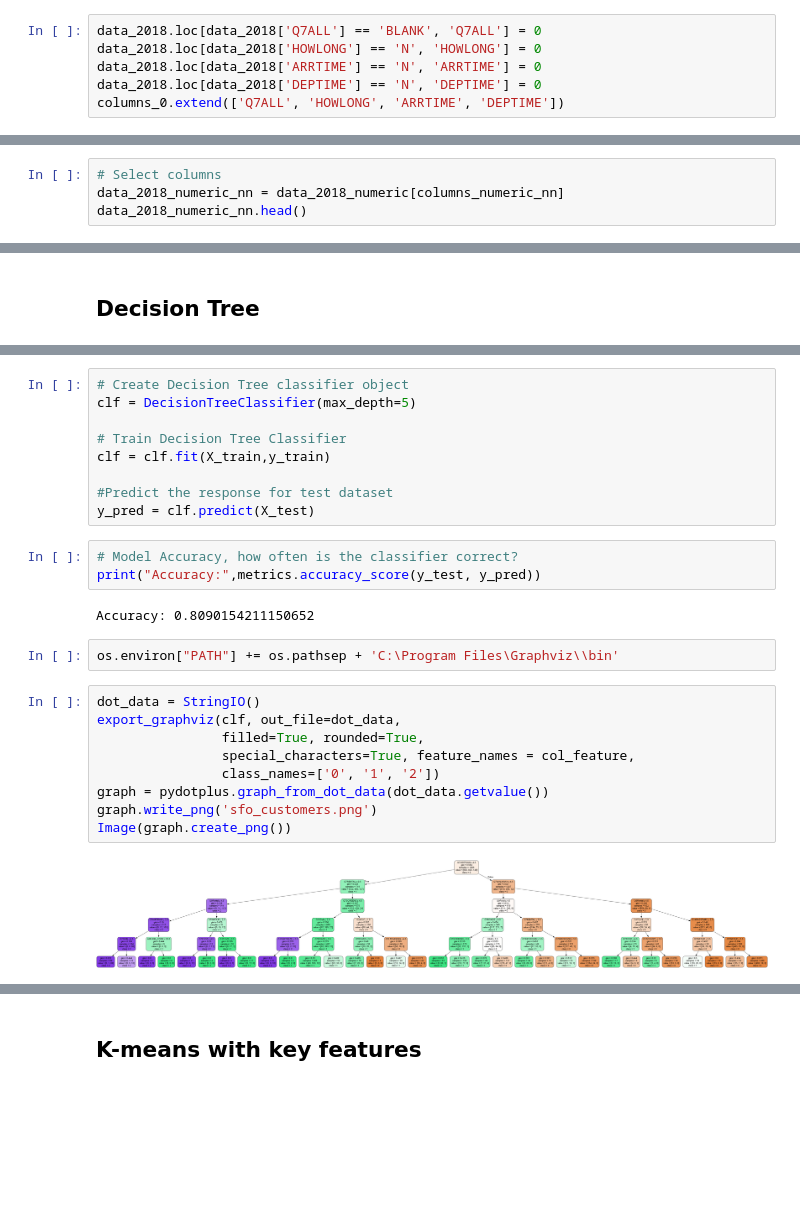
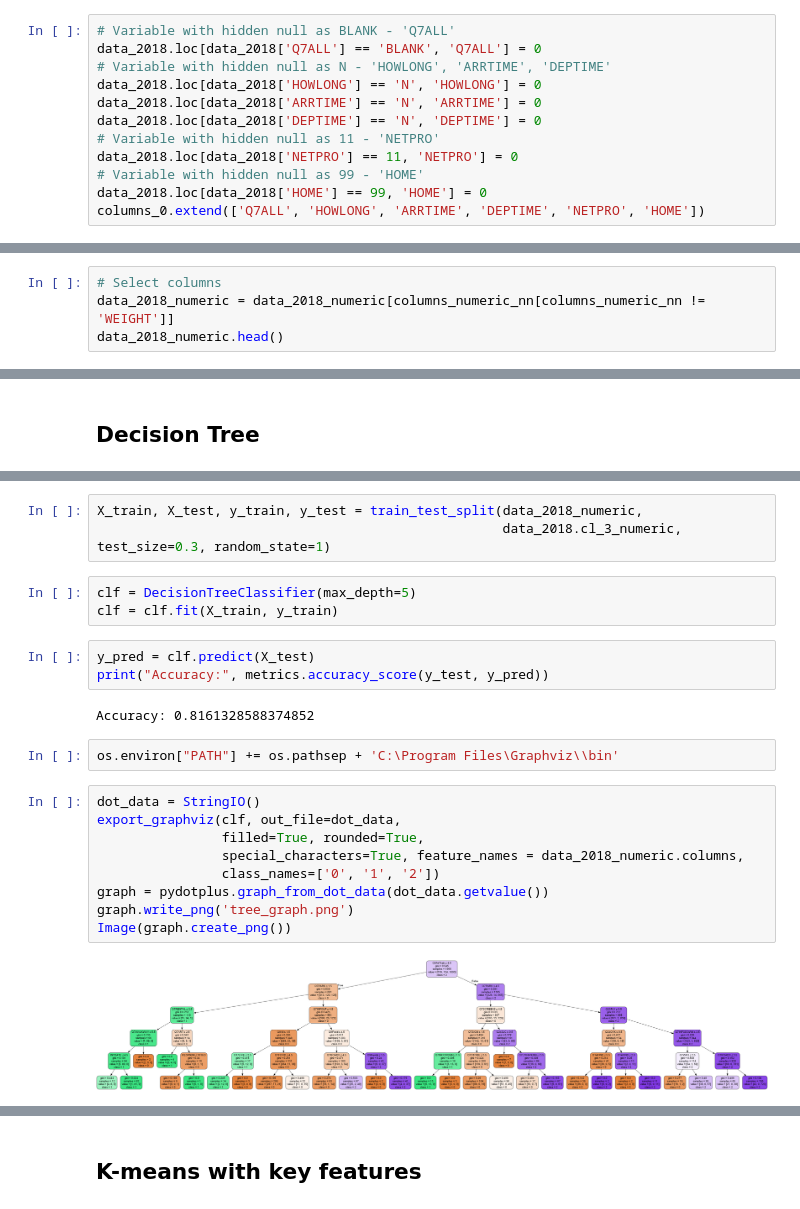
Before and after one commit to a-smaruj/Segmentacja, a Jupyter notebook: main.ipynb, the cells around one changed output, grey strips where cells are left out. Drawn from its saved outputs; the diff is of its cells as text; blank space fills up the shorter version.

```diff
--- a/main.ipynb
+++ b/main.ipynb
@@ -101,10 +99,16 @@ print(pd.unique(data_2018['Q24OAK']))
 # %% [output]
 [2 1 0 3]
 # %%
+# Variable with hidden null as BLANK - 'Q7ALL'
 data_2018.loc[data_2018['Q7ALL'] == 'BLANK', 'Q7ALL'] = 0
+# Variable with hidden null as N - 'HOWLONG', 'ARRTIME', 'DEPTIME'
 data_2018.loc[data_2018['HOWLONG'] == 'N', 'HOWLONG'] = 0
 data_2018.loc[data_2018['ARRTIME'] == 'N', 'ARRTIME'] = 0
 data_2018.loc[data_2018['DEPTIME'] == 'N', 'DEPTIME'] = 0
-columns_0.extend(['Q7ALL', 'HOWLONG', 'ARRTIME', 'DEPTIME'])
+# Variable with hidden null as 11 - 'NETPRO'
+data_2018.loc[data_2018['NETPRO'] == 11, 'NETPRO'] = 0
+# Variable with hidden null as 99 - 'HOME'
+data_2018.loc[data_2018['HOME'] == 99, 'HOME'] = 0
+columns_0.extend(['Q7ALL', 'HOWLONG', 'ARRTIME', 'DEPTIME', 'NETPRO', 'HOME'])
 # %%
 # Columns without null values
@@ -247,7 +266,7 @@ sns.kdeplot(data_2018['Q7WIFI'], hue = data_2018['Q21Gender'])
 # %%
 # Select columns
-data_2018_numeric_nn = data_2018_numeric[columns_numeric_nn]
-data_2018_numeric_nn.head()
+data_2018_numeric = data_2018_numeric[columns_numeric_nn[columns_numeric_nn != 'WEIGHT']]
+data_2018_numeric.head()
 # %% [output]
 |  | AIRLINE_CODE | CCGID | DAY | DESTGEO | DESTMARK | DEST_CODE | FLIGHT | GATE | HOME | HOWLONG | ... |
 | 0 | 29 | 1680 | 2 | 7 | 4 | 27 | 80 | 102 | 15 | 255.0 | ... |
@@ -541,28 +422,25 @@ X_train, X_test, y_train, y_test = train_test_split(data_2018_numeric_nn[col_fea
-# %%
-# Create Decision Tree classifier object
-clf = DecisionTreeClassifier(max_depth=5)
-
-# Train Decision Tree Classifier
-clf = clf.fit(X_train,y_train)
-
-#Predict the response for test dataset
-y_pred = clf.predict(X_test)
+# %%
+X_train, X_test, y_train, y_test = train_test_split(data_2018_numeric,
+                                                    data_2018.cl_3_numeric, test_size=0.3, random_state=1)
+# %%
+clf = DecisionTreeClassifier(max_depth=5)
+clf = clf.fit(X_train, y_train)
 # %%
-# Model Accuracy, how often is the classifier correct?
-print("Accuracy:",metrics.accuracy_score(y_test, y_pred))
+y_pred = clf.predict(X_test)
+print("Accuracy:", metrics.accuracy_score(y_test, y_pred))
 # %% [output]
-Accuracy: 0.8090154211150652
+Accuracy: 0.8161328588374852
 # %%
 os.environ["PATH"] += os.pathsep + 'C:\Program Files\Graphviz\\bin'
 # %%
 dot_data = StringIO()
 export_graphviz(clf, out_file=dot_data,
                 filled=True, rounded=True,
-                special_characters=True, feature_names = col_feature,
+                special_characters=True, feature_names = data_2018_numeric.columns,
                 class_names=['0', '1', '2'])
 graph = pydotplus.graph_from_dot_data(dot_data.getvalue())
-graph.write_png('sfo_customers.png')
+graph.write_png('tree_graph.png')
 Image(graph.create_png())
 # %% [output]
-[figure, old version]
+[figure, new version]
 # %%
```
Also changed, not shown: parts of 76 cells of this notebook, 5 other files.
